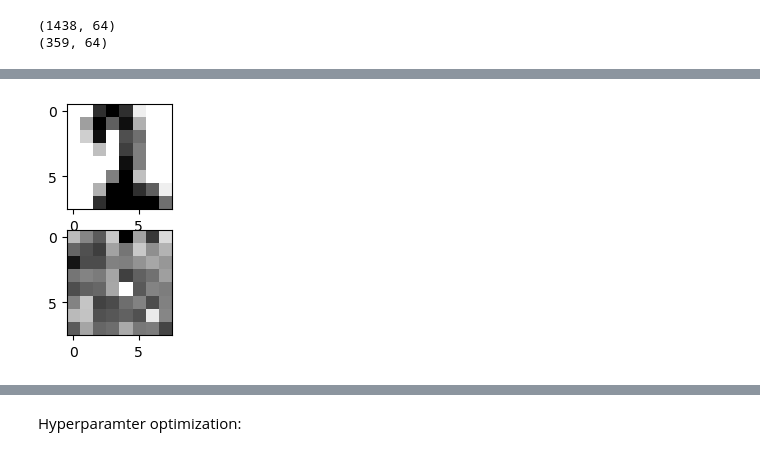
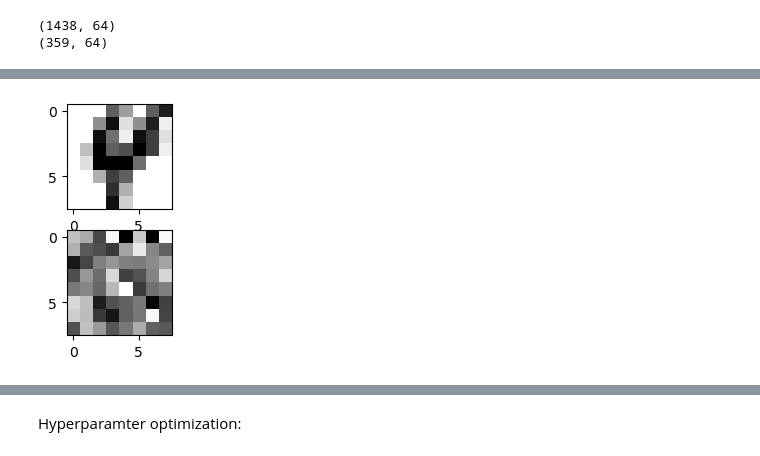
Before and after one commit to myers2004/final-nn, a Jupyter notebook: autoencoder.ipynb, the cells around one changed output, grey strips where cells are left out. Drawn from its saved outputs; the diff is of its cells as text; code cells hidden in the pictures.

```diff
--- a/autoencoder.ipynb
+++ b/autoencoder.ipynb
@@ -78,15 +78,15 @@ temp,temp = noise_nn.fit(X_train, X_train.T, X_val, X_val.T)
 noise_val = noise_nn.predict(X_val)
 # %%
 #Visualize a digit and the corresponding prediction
-i = 23
+i = 32
 test_image = np.reshape(X_val[i], (8,8))
 noise_image = np.reshape(noise_val[i], (8,8))
 fig, axs = plt.subplots(2, figsize=(3, 3))
 axs[0].imshow(test_image, cmap=plt.cm.gray_r, interpolation="nearest")
 axs[1].imshow(noise_image, cmap=plt.cm.gray_r, interpolation="nearest")
 plt.show()
 # %% [output]
-[figure, old version]
+[figure, new version]
 # %%
 #Calculate reconstruction error for each digit
 delta_noise = noise_val - X_val
```
Also changed, not shown: parts of 8 cells of this notebook, 6 other files.
